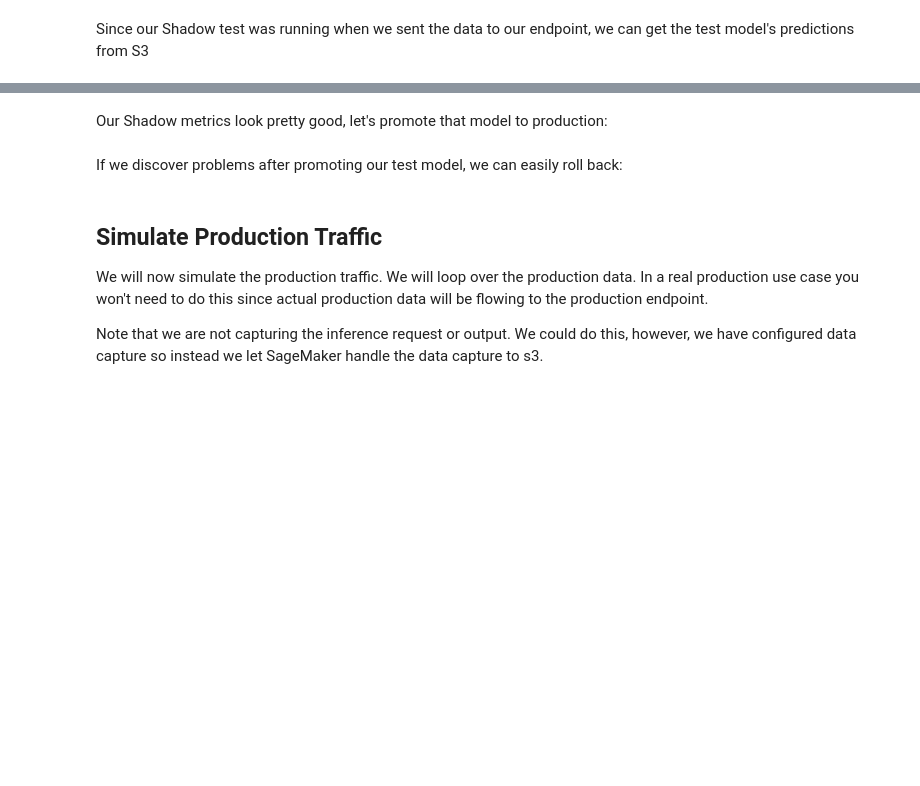
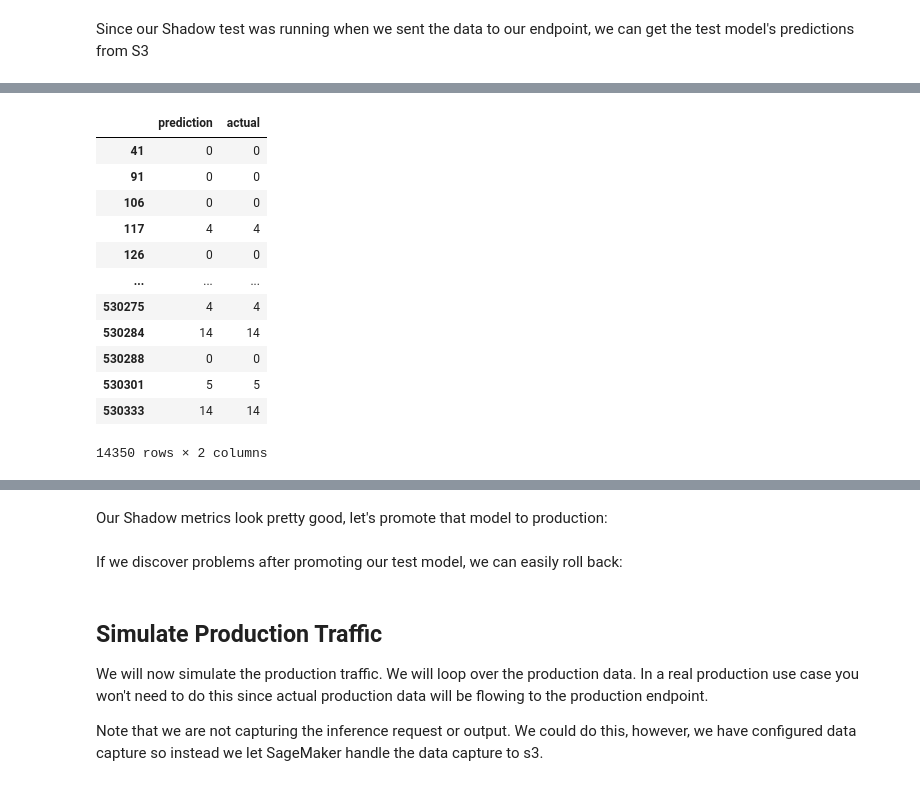
Before and after one commit to sengstacken/labs, a Jupyter notebook: tabular/webtraffic_xgboost/XGBoost-WebTraffic-ShadowTest.ipynb, the cells around one changed output, grey strips where cells are left out. Cells and saved outputs as stored; diff of their text form; code cells hidden in the pictures; blank space fills up the shorter version.

```diff
--- a/tabular/webtraffic_xgboost/XGBoost-WebTraffic-ShadowTest.ipynb
+++ b/tabular/webtraffic_xgboost/XGBoost-WebTraffic-ShadowTest.ipynb
@@ -639,0 +705,16 @@ len(shadowout)
+# %%
+all_df
+# %% [output]
+|  | prediction | actual |
+| 41 | 0 | 0 |
+| 91 | 0 | 0 |
+| 106 | 0 | 0 |
+| 117 | 4 | 4 |
+| 126 | 0 | 0 |
+| ... | ... | ... |
+| 530275 | 4 | 4 |
+| 530284 | 14 | 14 |
+| 530288 | 0 | 0 |
+| 530301 | 5 | 5 |
+| 530333 | 14 | 14 |
+14350 rows × 2 columns
```
Also changed, not shown: parts of 40 cells of this notebook.
